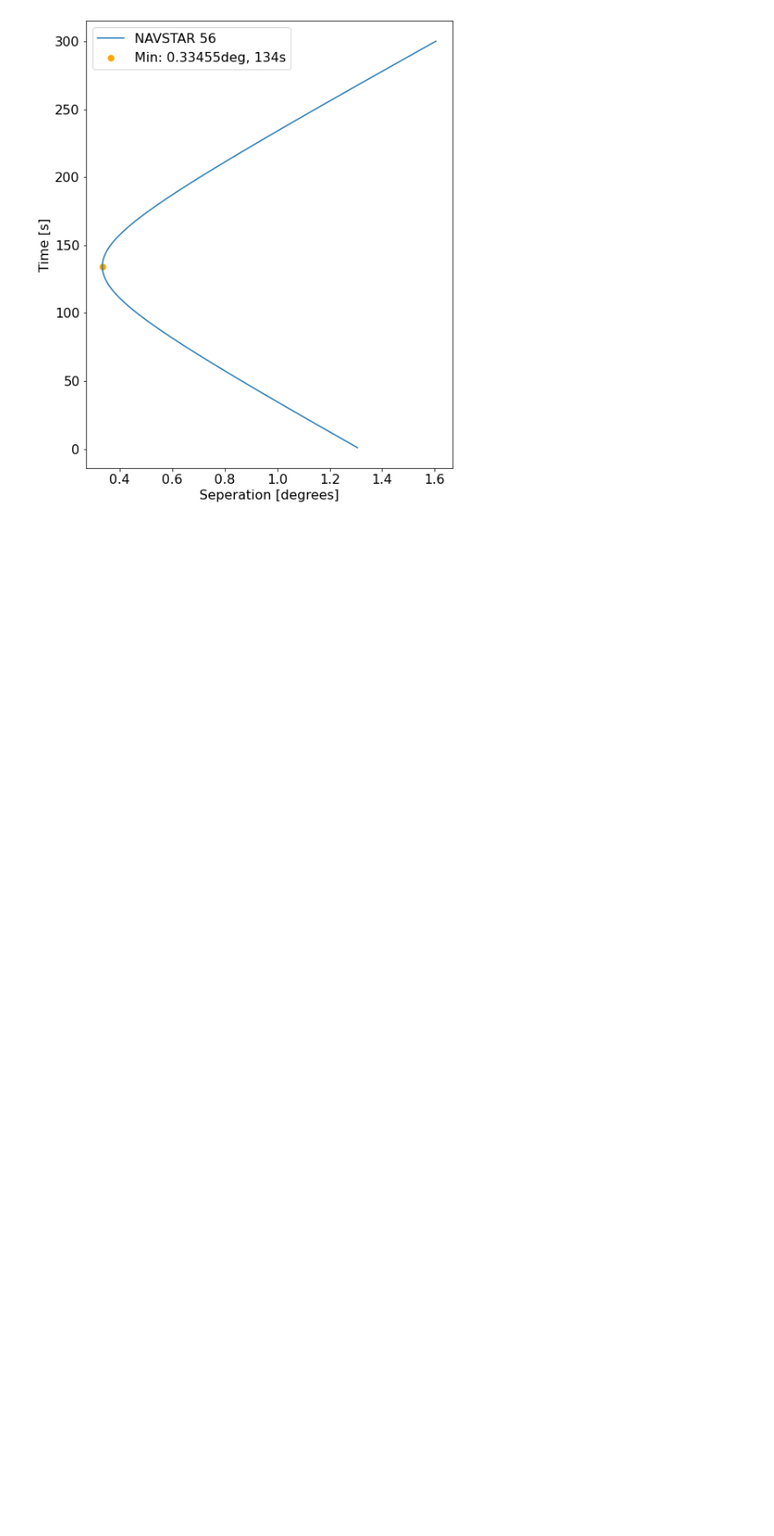
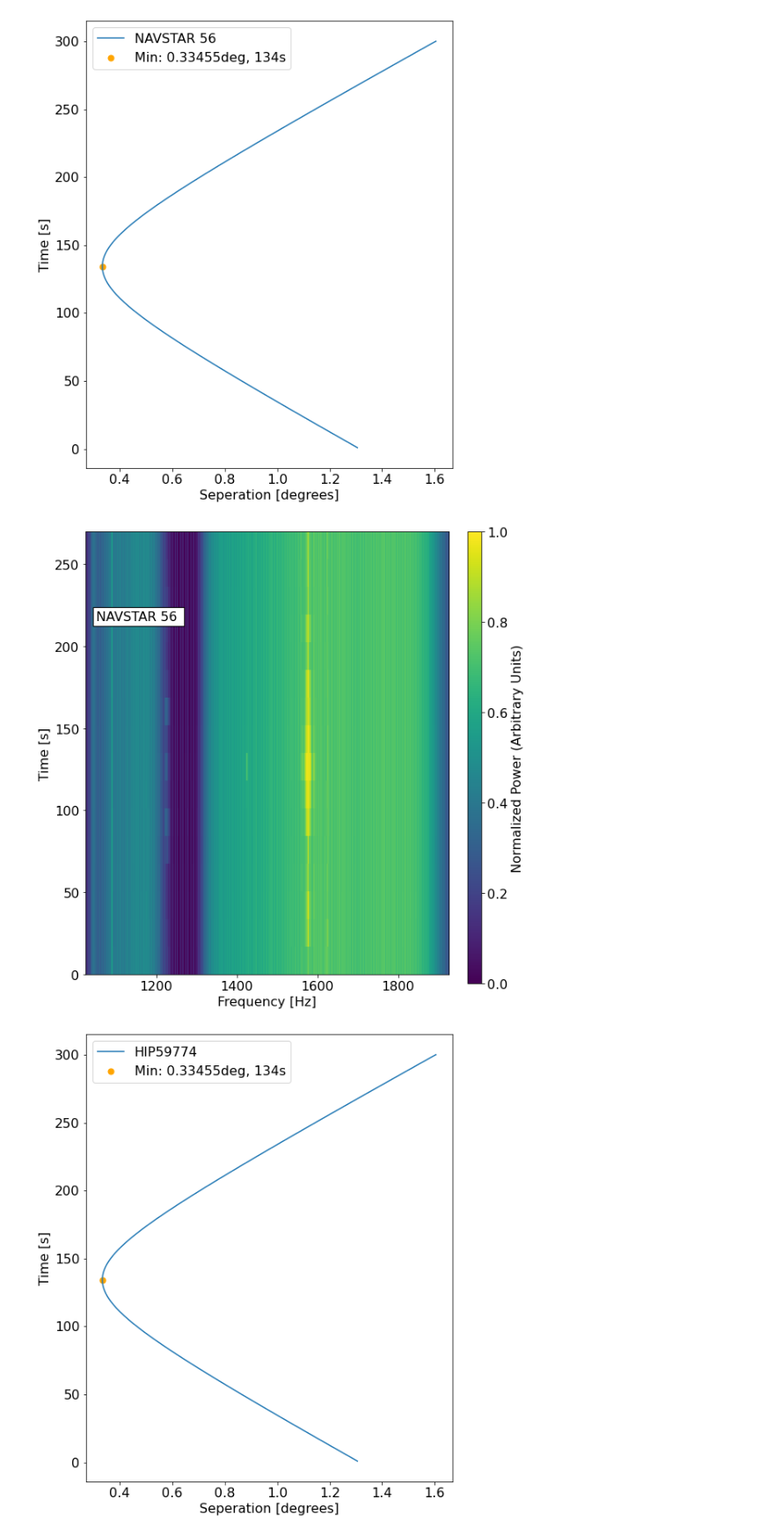
Before and after one commit to andres-luengo/SatCheck, a Jupyter notebook: plotCorrespondingWaterfalls_blpc0.ipynb, the cells around one changed output. Shown at 88% size. Drawn from its saved outputs; the diff is of its cells as text; code cells hidden in the pictures; blank space fills up the shorter version.

```diff
--- a/plotCorrespondingWaterfalls_blpc0.ipynb
+++ b/plotCorrespondingWaterfalls_blpc0.ipynb
@@ -29,3 +29,21 @@ def display(png, size=(20,12), invert=False):
     plt.figure(figsize=size)
     plt.imshow(img)
     plt.show()
+# %%
+# COSMOS_246-GLONASS-_36402_separation_TIC349827430_0088.gpuspec.0002.csv
+
+def decryptSepName(path):
+
+    name = os.path.split(path)[1]
+
+    ii = name.find('separation')
+
+    sat = name[:ii].replace('_', ' ').split('-')
+    newSat = sat[0]
+
+    target = name[ii+11:].split('_')[0]
+
+    return newSat, target
+
+# Test
+decryptSepName('COSMOS_246-GLONASS-_36402_separation_TIC349827430_0088.gpuspec.0002.csv')
@@ -83,3 +153,8 @@ ax.legend();
 fig.savefig('HIP59774_separation.png', transparent=False)
 # %% [output]
 [figure]
+# %%
+plotWfSep('~/SatCheck/NAVSTAR_56_-USA_180-_28474_separation_HIP59774_fine.csv', h5Path)
+# %% [output]
+[figure, added]
+[figure, added]
```
Also changed, not shown: parts of 3 cells of this notebook, 1 other file.
